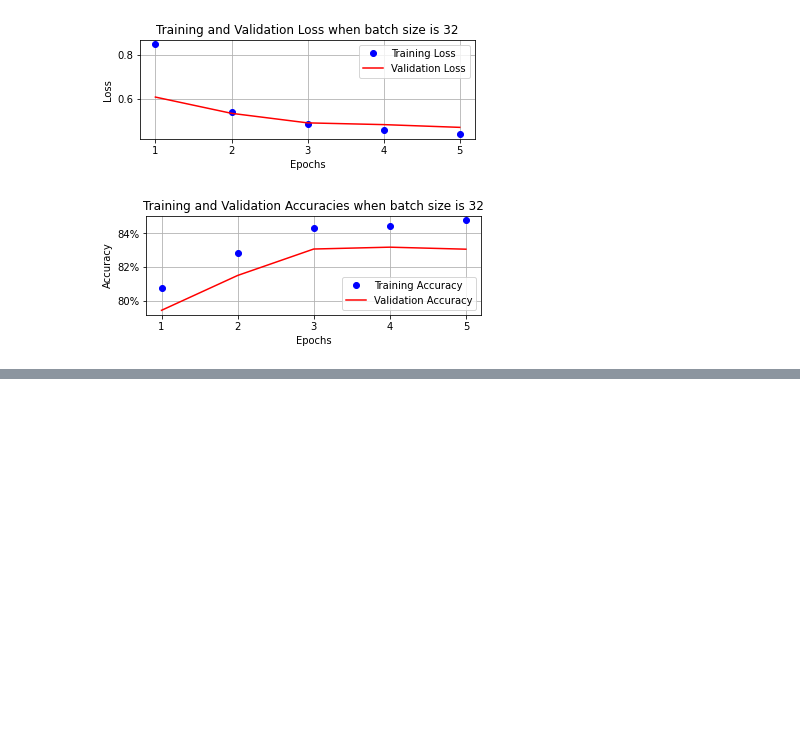
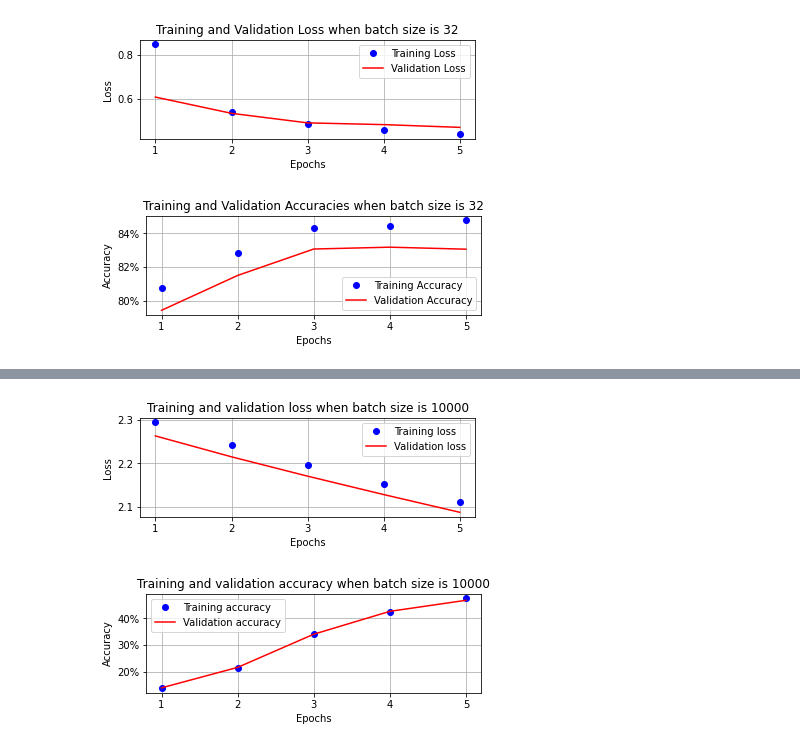
Before and after one commit to ishandutta0098/packt-modern-computer-vision-with-pytorch, a Jupyter notebook: 3-building-deep-nn-with-pytorch/6-varying-batch-size.ipynb, the cells around one changed output, grey strips where cells are left out. Cells and saved outputs as stored; diff of their text form; code cells hidden in the pictures; blank space fills up the shorter version.

Commit message:
update varying batch size

```diff
--- a/3-building-deep-nn-with-pytorch/6-varying-batch-size.ipynb
+++ b/3-building-deep-nn-with-pytorch/6-varying-batch-size.ipynb
@@ -236,0 +241,9 @@ plt.show()
+# %%
+# Get data
+
+def get_data():
+    train = FMNISTDataset(tr_images, tr_targets)
+    trn_dl = DataLoader(train, batch_size=10000, shuffle=True)
+    val = FMNISTDataset(val_images, val_targets)
+    val_dl = DataLoader(val, batch_size=len(val_images), shuffle=False)
+    return trn_dl, val_dl
@@ -236,0 +305,30 @@ plt.show()
+# %%
+# Plot
+
+epochs = np.arange(5)+1
+plt.subplot(211)
+
+plt.plot(epochs, train_losses, 'bo', label='Training loss')
+plt.plot(epochs, val_losses, 'r', label='Validation loss')
+plt.gca().xaxis.set_major_locator(mticker.MultipleLocator(1))
+plt.title('Training and validation loss when batch size is 10000')
+plt.xlabel('Epochs')
+plt.ylabel('Loss')
+plt.legend()
+plt.grid('off')
+plt.show()
+
+plt.subplot(212)
+plt.plot(epochs, train_accuracies, 'bo', label='Training accuracy')
+plt.plot(epochs, val_accuracies, 'r', label='Validation accuracy')
+plt.gca().xaxis.set_major_locator(mticker.MultipleLocator(1))
+plt.title('Training and validation accuracy when batch size is 10000')
+plt.xlabel('Epochs')
+plt.ylabel('Accuracy')
+plt.gca().set_yticklabels(['{:.0f}%'.format(x*100) for x in plt.gca().get_yticks()])
+plt.legend()
+plt.grid('off')
+plt.show()
+# %% [output]
+[figure, added]
+[figure, added]
```
Also changed, not shown: parts of 3 cells of this notebook.
